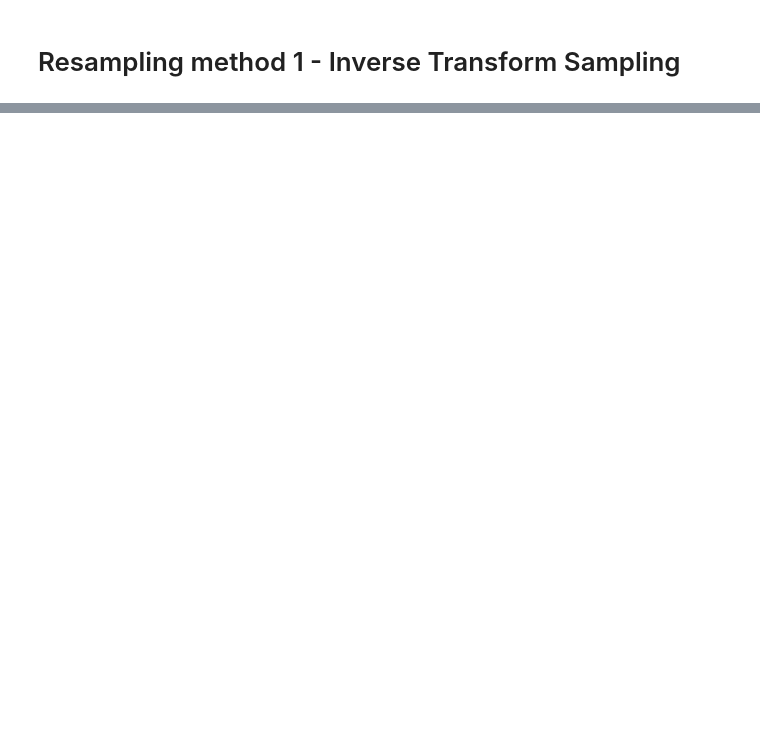
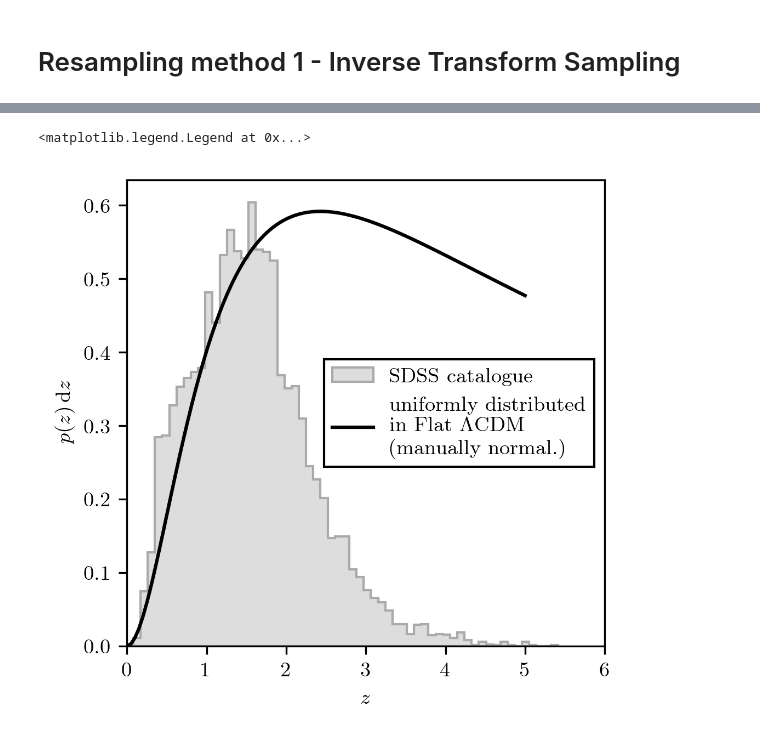
Before and after one commit to Andrea-Pierini/astrostatistics_bicocca_2022-1, a Jupyter notebook: working/L04.ipynb, the cells around one changed output, grey strips where cells are left out. Cells and saved outputs as stored; diff of their text form; code cells hidden in the pictures; blank space fills up the shorter version.

```diff
--- a/working/L04.ipynb
+++ b/working/L04.ipynb
@@ -189,0 +308,28 @@ for x in Z:
+# %%
+def distrib_theory(var_z):
+    return 4*np.pi * Planck15.differential_comoving_volume( var_z ).value
+
+def distrib_normal(var_z, var_min = z_lower, var_max = z_upper):
+    return integrate.quad( distrib_theory, var_min, var_max )[0]
+
+def distrib_theory_normal(var_z, var_min = z_lower, var_max = z_upper):
+    return distrib_theory(var_z) / distrib_normal(var_z, var_min = z_lower, var_max = z_upper)
+
+zz = np.linspace(0,5,int(N_data/100))
+yy = distrib_theory_normal(zz, var_min=0, var_max=5)
+
+fig = plt.figure(figsize=(3.75, 3.75))
+ax  = fig.add_subplot(111)
+
+ax.set_xlim(z_lower,z_upper)
+# ax.set_title('Redshift probability distribution: measured and cloned')
+ax.set_xlabel('$z$')
+ax.set_ylabel(r'$p(z) \, \textup{d}z$')
+
+hist(z, bins='knuth', ax=ax, histtype='stepfilled', density=True, ec='#AAAAAA', fc='#DDDDDD', label='SDSS catalogue')
+ax.plot(zz, 2.8*yy, color='black', label='uniformly distributed\n' + r'in Flat $\Lambda$CDM' + '\n' + '(manually normal.)') ###   Arbitrary normalization, just matching by eye
+
+ax.legend(frameon=True, framealpha=1, fancybox=False, edgecolor='black', loc=5)
+# %% [output]
+<matplotlib.legend.Legend at 0x...>
+[figure, added]
```
Also changed, not shown: parts of 10 cells of this notebook, 1 other file.
